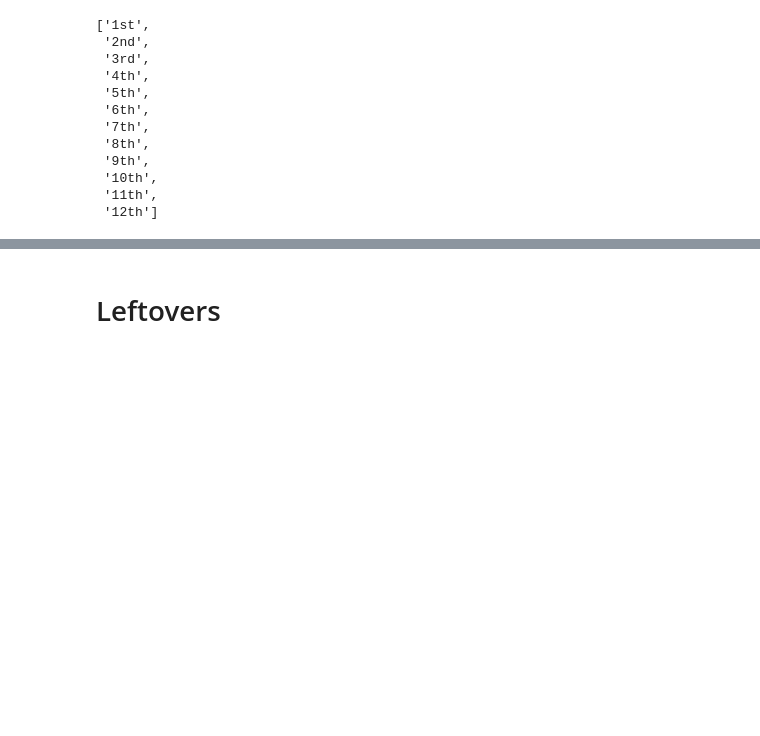
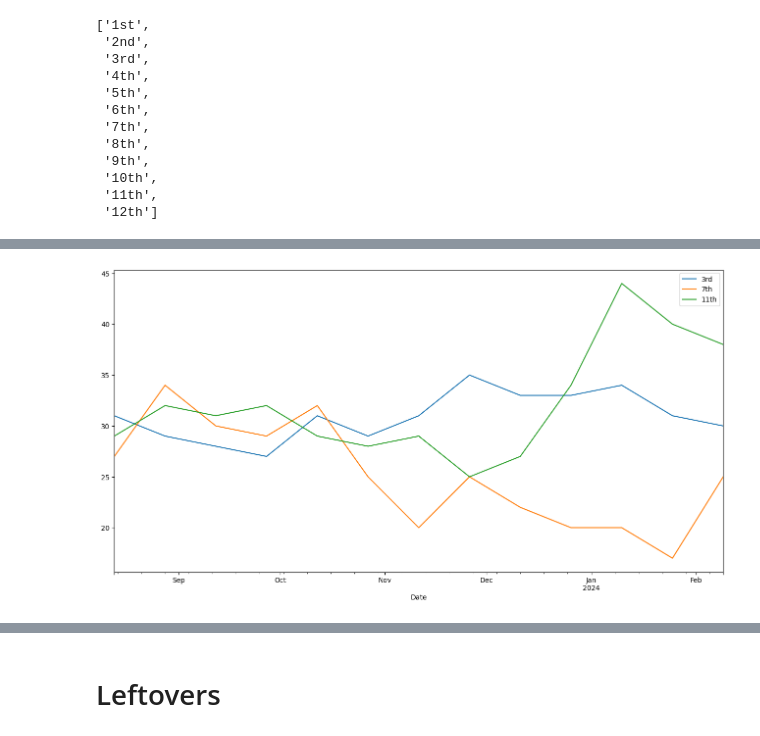
Before and after one commit to prithwis/parashar21, a Jupyter notebook: P21_45_11_AshtakVarga_Gochar_Series.ipynb, the cells around one changed output, grey strips where cells are left out. Drawn from its saved outputs; the diff is of its cells as text; code cells hidden in the pictures; blank space fills up the shorter version.

```diff
--- a/P21_45_11_AshtakVarga_Gochar_Series.ipynb
+++ b/P21_45_11_AshtakVarga_Gochar_Series.ipynb
@@ -569,0 +618,4 @@ df8V_Bhav
+# %%
+df8V_Bhav.plot(y=['3rd','7th','11th'], figsize = (16,8));
+# %% [output]
+[figure, added]
```
Also changed, not shown: parts of 19 cells of this notebook.
